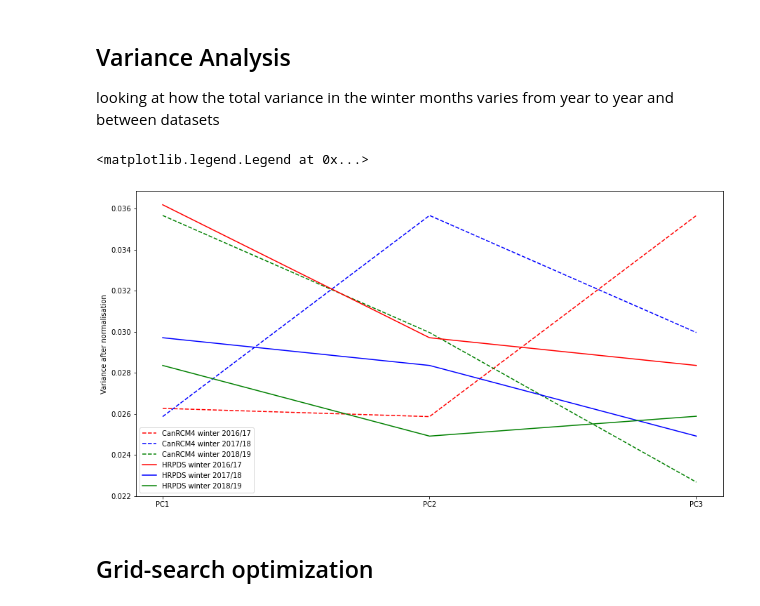
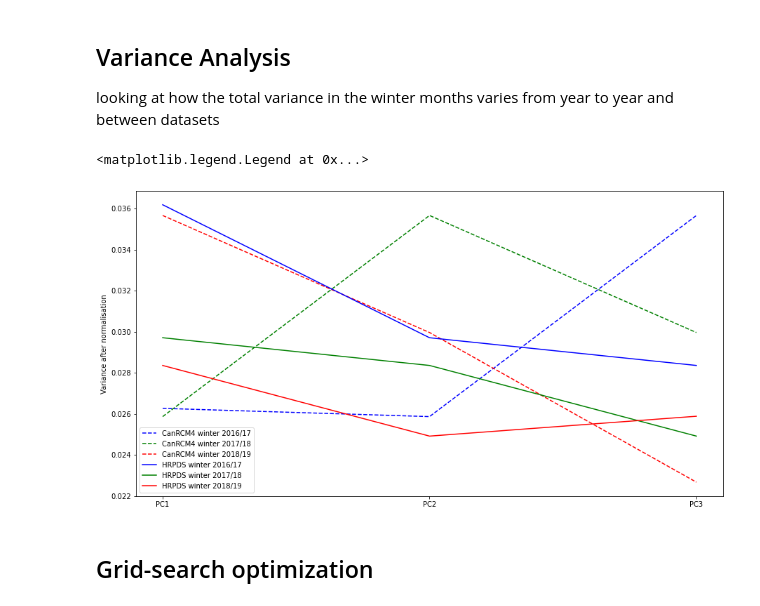
Before and after one commit to rbeutel/eosc510, a Jupyter notebook: proj-slp.ipynb, the cells around one changed output. Saved outputs shown, nothing was run; the diff lists cells and outputs as text; code cells hidden in the pictures.

```diff
--- a/proj-slp.ipynb
+++ b/proj-slp.ipynb
@@ -695,18 +695,18 @@ for i in range(3):
 # %%
 plt.figure(figsize=(15,8))
 
-plt.plot(varRCM[0,:], label='CanRCM4 winter 2016/17',c='r',ls='--')
-plt.plot(varRCM[1,:], label='CanRCM4 winter 2017/18',c='b',ls='--')
-plt.plot(varRCM[2,:], label='CanRCM4 winter 2018/19',c='g',ls='--')
-plt.plot(varHRDPS[0,:], label='HRPDS winter 2016/17',c='r')
-plt.plot(varHRDPS[1,:], label='HRPDS winter 2017/18',c='b')
-plt.plot(varHRDPS[2,:], label='HRPDS winter 2018/19',c='g')
+plt.plot(varRCM[0,:], label='CanRCM4 winter 2016/17',c='b',ls='--')
+plt.plot(varRCM[1,:], label='CanRCM4 winter 2017/18',c='g',ls='--')
+plt.plot(varRCM[2,:], label='CanRCM4 winter 2018/19',c='r',ls='--')
+plt.plot(varHRDPS[0,:], label='HRPDS winter 2016/17',c='b')
+plt.plot(varHRDPS[1,:], label='HRPDS winter 2017/18',c='g')
+plt.plot(varHRDPS[2,:], label='HRPDS winter 2018/19',c='r')
 plt.ylabel('Variance after normalisation')
 plt.xticks([0,1,2],['PC1','PC2','PC3'])
 plt.legend()
 # %% [output]
 <matplotlib.legend.Legend at 0x...>
-[figure, old version]
+[figure, new version]
 # %% [markdown]
 ## Grid-search optimization
 # %%
```
Also changed, not shown: parts of 3 cells of this notebook, 3 other files.
